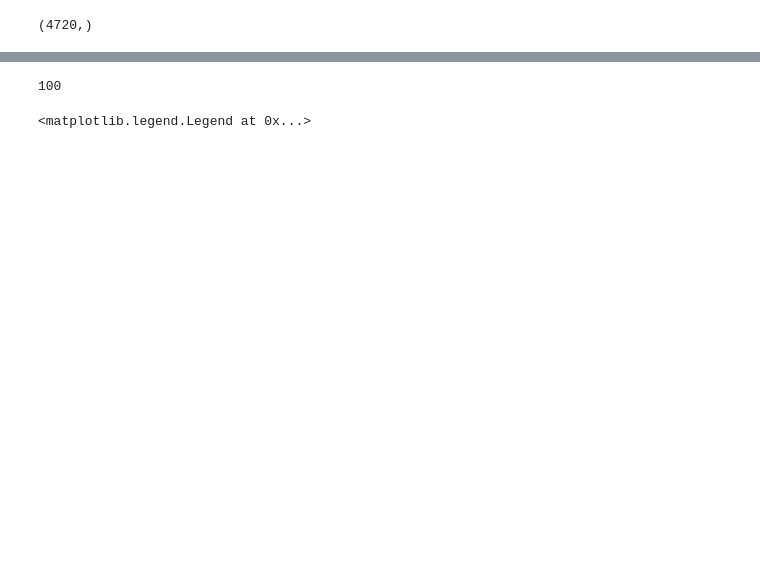
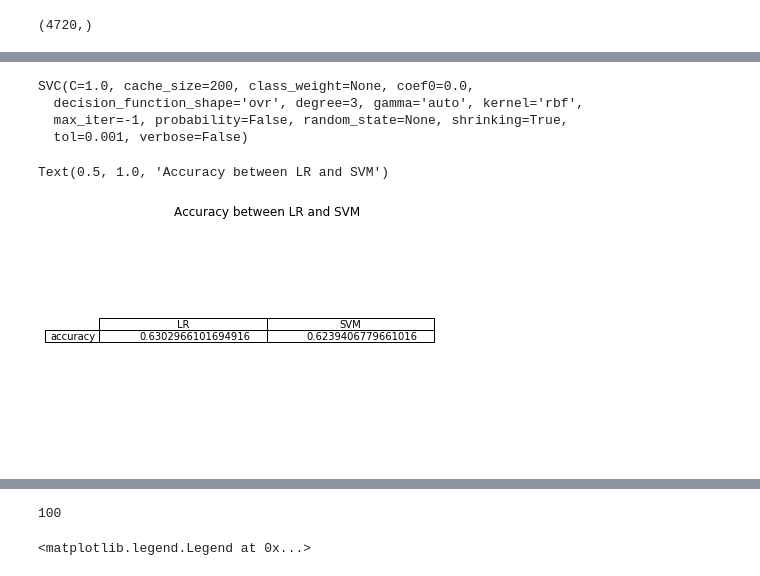
Before and after one commit to sobyl/NBA_Prediction, a Jupyter notebook: final.ipynb, the cells around one changed output, grey strips where cells are left out. Cells and saved outputs as stored; diff of their text form; code cells hidden in the pictures; blank space fills up the shorter version.

```diff
--- a/final.ipynb
+++ b/final.ipynb
@@ -472,3 +578,29 @@ X_train, X_val, y_train, y_val =  train_test_split(X, y, test_size=.2, random_st
+# %%
+clf = LogisticRegressionCV(cv=5, random_state=0, max_iter=1000).fit(X_train, y_train)
+# %%
+score_lr = clf.score(X_val, y_val)
+# %%
+clf_svm = SVC(gamma='auto')
+clf_svm.fit(X_train, y_train)
+# %% [output]
+SVC(C=1.0, cache_size=200, class_weight=None, coef0=0.0,
+  decision_function_shape='ovr', degree=3, gamma='auto', kernel='rbf',
+  max_iter=-1, probability=False, random_state=None, shrinking=True,
+  tol=0.001, verbose=False)
+# %%
+score_svm = clf_svm.score(X_val, y_val)
+# %%
+cell_text = [[score_lr, score_svm]]
+columns = ('LR', 'SVM')
+rows = ["accuracy"]
+fig, ax = plt.subplots()
+# ax.xaxis.set_visible(False)
+ax.axis('off')
+ax.table(cellText=cell_text,rowLabels=rows, colLabels=columns, loc="center")
+ax.set_title("Accuracy between LR and SVM")
+# %% [output]
+Text(0.5, 1.0, 'Accuracy between LR and SVM')
+[figure, added]
 # %%
 import xgboost as xgb
 # %%
```
Also changed, not shown: parts of 22 cells of this notebook.
